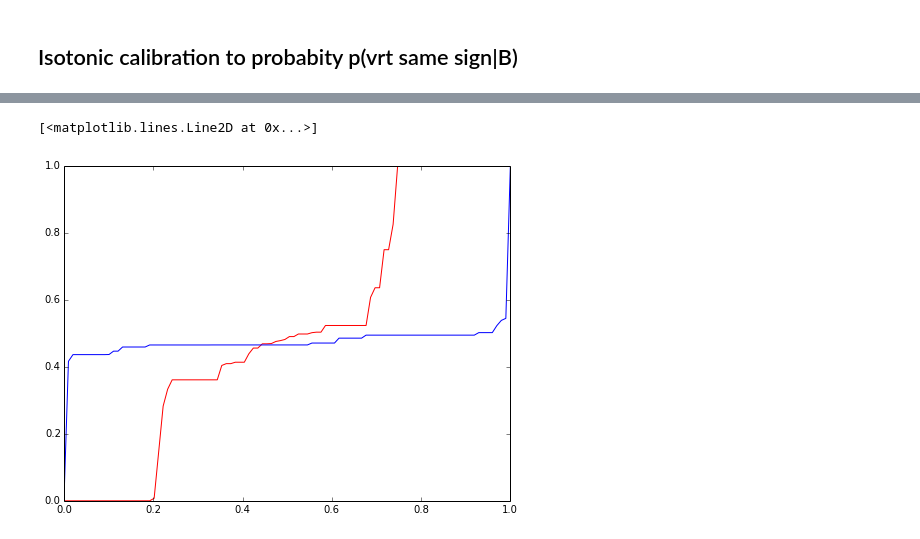
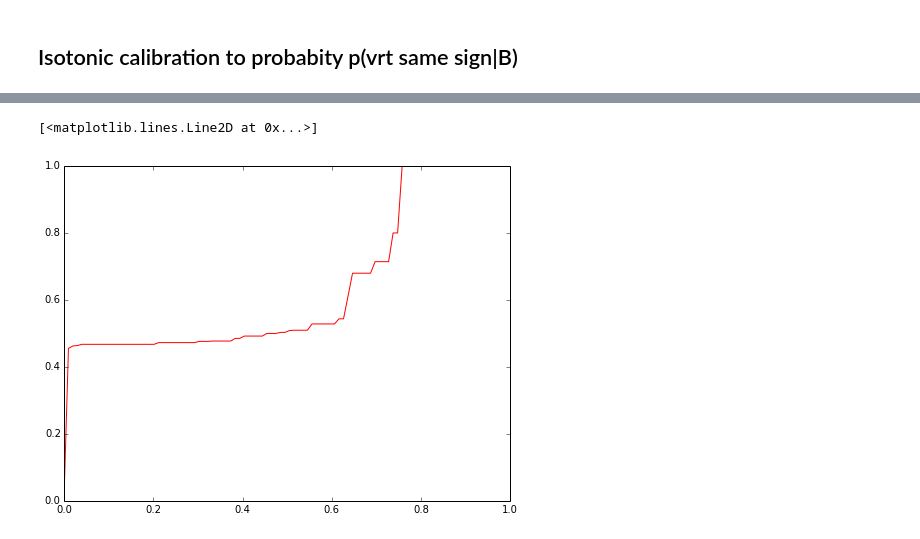
Before and after one commit to tlikhomanenko/tagging_LHCb, a Jupyter notebook: vertex.ipynb, the cells around one changed output, grey strips where cells are left out. Saved outputs shown, nothing was run; the diff lists cells and outputs as text; code cells hidden in the pictures.

```diff
--- a/vertex.ipynb
+++ b/vertex.ipynb
@@ -294,0 +274,4 @@ KFold prediction using folds column
+# %%
+temp_p0 = est_choose_RT.predict_proba(data_sw_pass_selected)[:, 1]
+temp_p1 = est_choose_RT.predict_proba(data_sw_pass_not_selected)[:, 1]
+temp_p2 = est_choose_RT.predict_proba(data_sw_not_pass)[:, 1]
@@ -294,0 +282,4 @@ KFold prediction using folds column
+# %%
+data_sw_not_pass['tag'] = (flat_os(temp_p2) > 0.6) | (flat_ss(temp_p2) < 0.4)
+data_sw_pass_not_selected['tag'] = (flat_os(temp_p1) > 0.6) | (flat_ss(temp_p1) < 0.4)
+data_sw_pass_selected['tag'] = (flat_os(temp_p0) > 0.6) | (flat_ss(temp_p0) < 0.4)
@@ -298,0 +331,7 @@ print numpy.mean(aucs), numpy.var(aucs)
+# %%
+data_sw_pass['tag'] = True
+data_sw_not_pass['tag'] = True
+# %%
+D2, alpha, aucs, iso_calibs = calibration(xgb_folding,
+                                          [data_sw_pass, data_sw_not_pass],
+                                          steps=30)
@@ -299,8 +371,7 @@ print numpy.mean(aucs), numpy.var(aucs)
 # %%
 x = numpy.linspace(0, 1, 100)
-plot(x, calib_probs.transform(x))
-plot(x, calib_probs_sel.transform(x))
+plot(x, iso_calibs[0].transform(x))
 # %% [output]
 [<matplotlib.lines.Line2D at 0x...>]
-[figure, old version]
+[figure, new version]
 # %%
```
Also changed, not shown: parts of 87 cells of this notebook, 4 other files.
